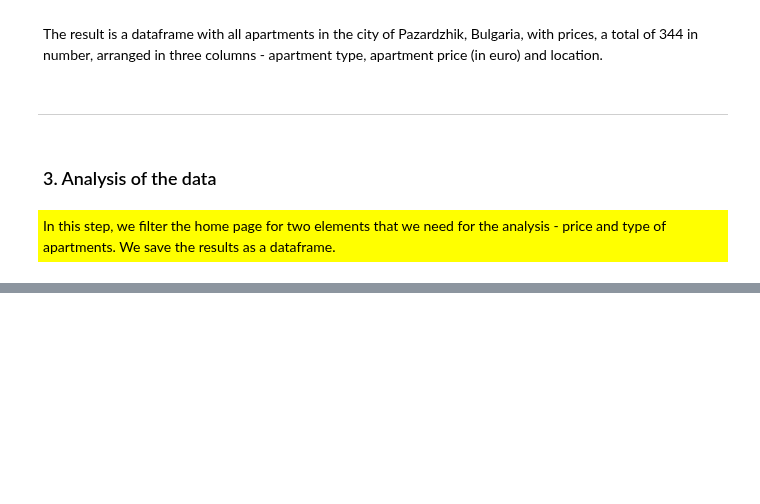
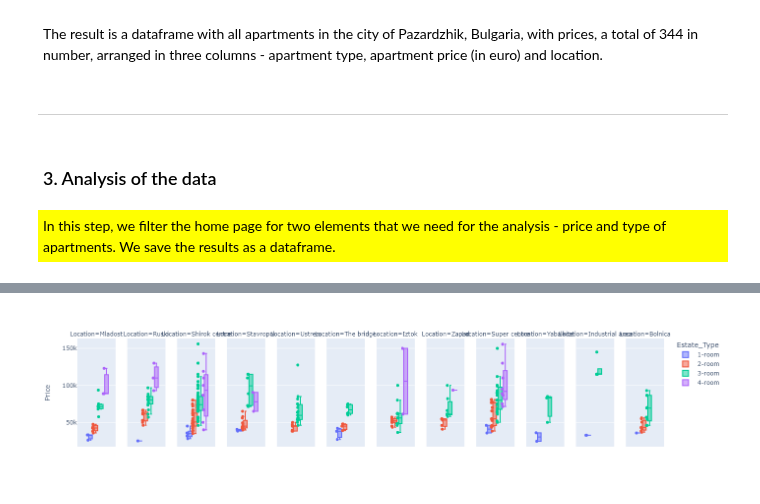
Before and after one commit to StefanRaychev/Web-scraping-and-data-analysis-of-estate-market, a Jupyter notebook: Scraping.ipynb, the cells around one changed output, grey strips where cells are left out. Saved outputs shown, nothing was run; the diff lists cells and outputs as text; code cells hidden in the pictures; blank space fills up the shorter version.

```diff
--- a/Scraping.ipynb
+++ b/Scraping.ipynb
@@ -342,0 +376,7 @@ sns.boxplot(x='Price',y='Location',data=df_estate_collection_all)
+# %%
+fig = px.box(df_estate_collection_all, y="Price", facet_col="Location", color = "Estate_Type" ,
+             boxmode="group", points='all')
+
+fig.show()
+# %% [output]
+[figure, added]
```
Also changed, not shown: parts of 3 cells of this notebook.
